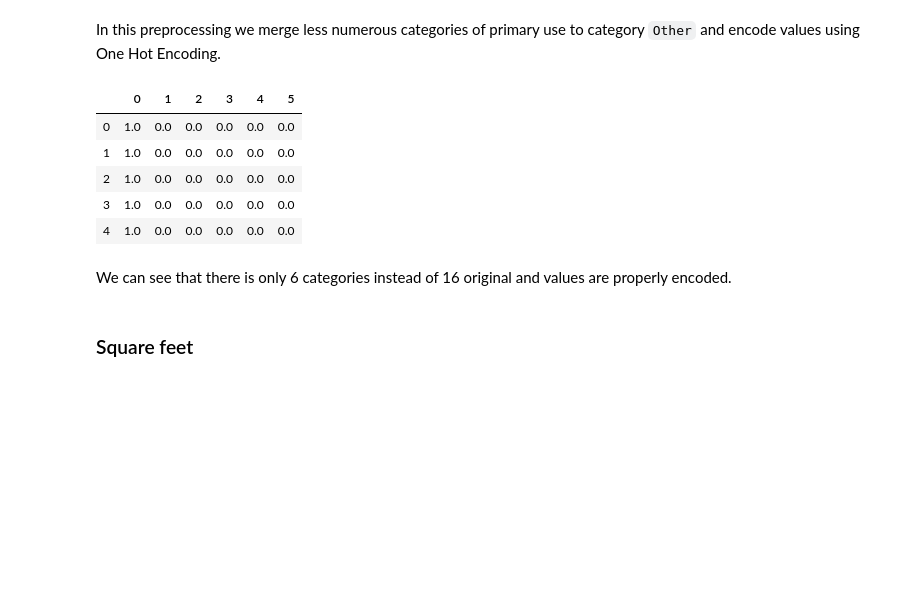
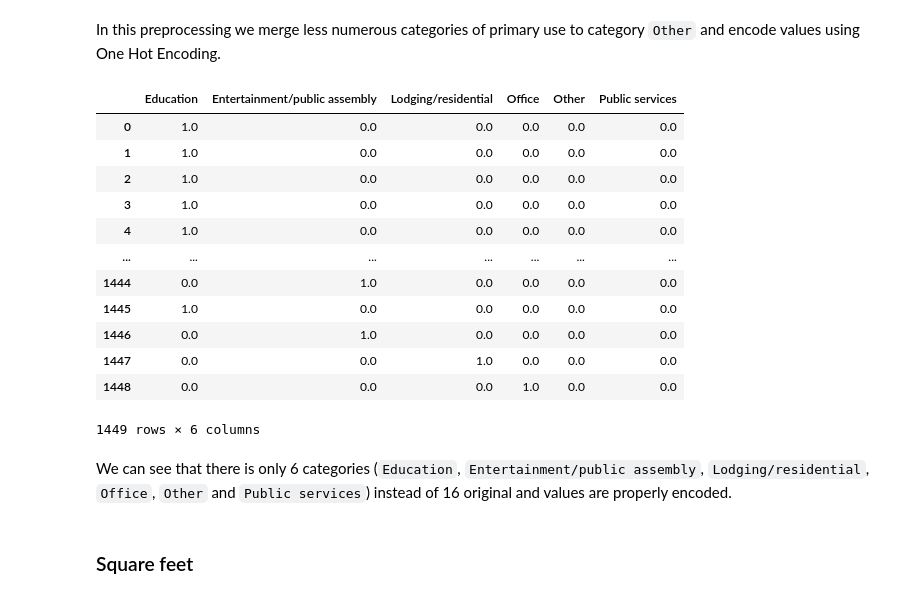
Before and after one commit to dmitana/fiit_knowledge_discovery_project, a Jupyter notebook: notebooks/preprocessing.ipynb, the cells around one changed output. Cells and saved outputs as stored; diff of their text form; code cells hidden in the pictures; blank space fills up the shorter version.

```diff
--- a/notebooks/preprocessing.ipynb
+++ b/notebooks/preprocessing.ipynb
@@ -36,3 +44,5 @@ building_metadata.head()
+# %%
+bm_copy = building_metadata.copy()
 # %% [markdown]
 ## Buildings data
 # %% [markdown]
@@ -40,17 +50,24 @@ building_metadata.head()
 # %% [markdown]
 In this preprocessing we merge less numerous categories of primary use to category `Other` and encode values using One Hot Encoding.
 # %%
-primary_use_feature = pd.DataFrame(primary_use_pipeline.fit_transform(building_metadata))
-primary_use_feature.head()
+primary_use_feature = pd.DataFrame(primary_use_pipeline.fit_transform(bm_copy))
+primary_use_feature
 # %% [output]
-|  | 0 | 1 | 2 | 3 | 4 | 5 |
+|  | Education | Entertainment/public assembly | Lodging/residential | Office | Other | Public services |
 | 0 | 1.0 | 0.0 | 0.0 | 0.0 | 0.0 | 0.0 |
 | 1 | 1.0 | 0.0 | 0.0 | 0.0 | 0.0 | 0.0 |
 | 2 | 1.0 | 0.0 | 0.0 | 0.0 | 0.0 | 0.0 |
 | 3 | 1.0 | 0.0 | 0.0 | 0.0 | 0.0 | 0.0 |
 | 4 | 1.0 | 0.0 | 0.0 | 0.0 | 0.0 | 0.0 |
+| ... | ... | ... | ... | ... | ... | ... |
+| 1444 | 0.0 | 1.0 | 0.0 | 0.0 | 0.0 | 0.0 |
+| 1445 | 1.0 | 0.0 | 0.0 | 0.0 | 0.0 | 0.0 |
+| 1446 | 0.0 | 1.0 | 0.0 | 0.0 | 0.0 | 0.0 |
+| 1447 | 0.0 | 0.0 | 1.0 | 0.0 | 0.0 | 0.0 |
+| 1448 | 0.0 | 0.0 | 0.0 | 1.0 | 0.0 | 0.0 |
+1449 rows × 6 columns
 # %% [markdown]
-We can see that there is only 6 categories instead of 16 original and values are properly encoded.
+We can see that there is only 6 categories (`Education`, `Entertainment/public assembly`, `Lodging/residential`, `Office`, `Other` and `Public services`) instead of 16 original and values are properly encoded.
 # %% [markdown]
 ### Square feet
 # %% [markdown]
```
Also changed, not shown: parts of 45 cells of this notebook.
